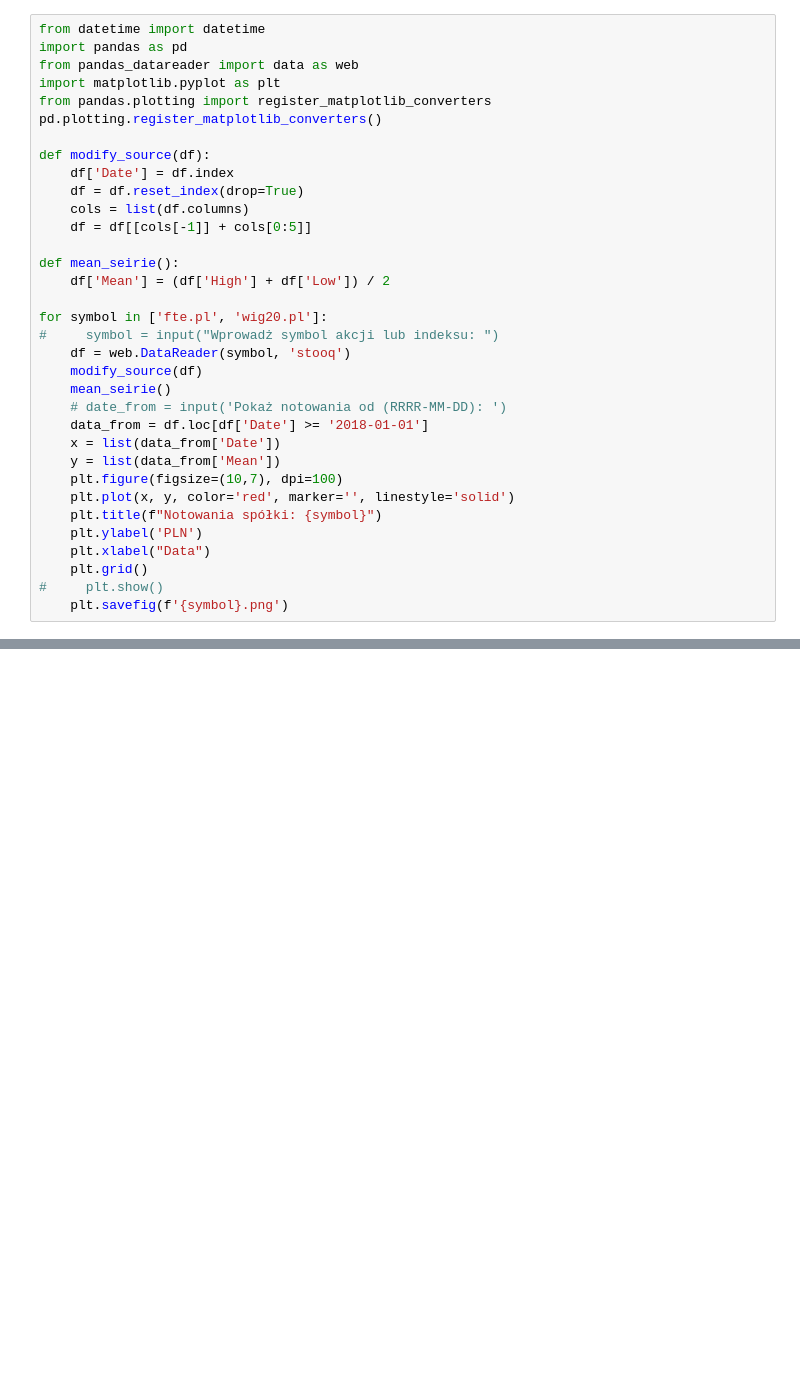
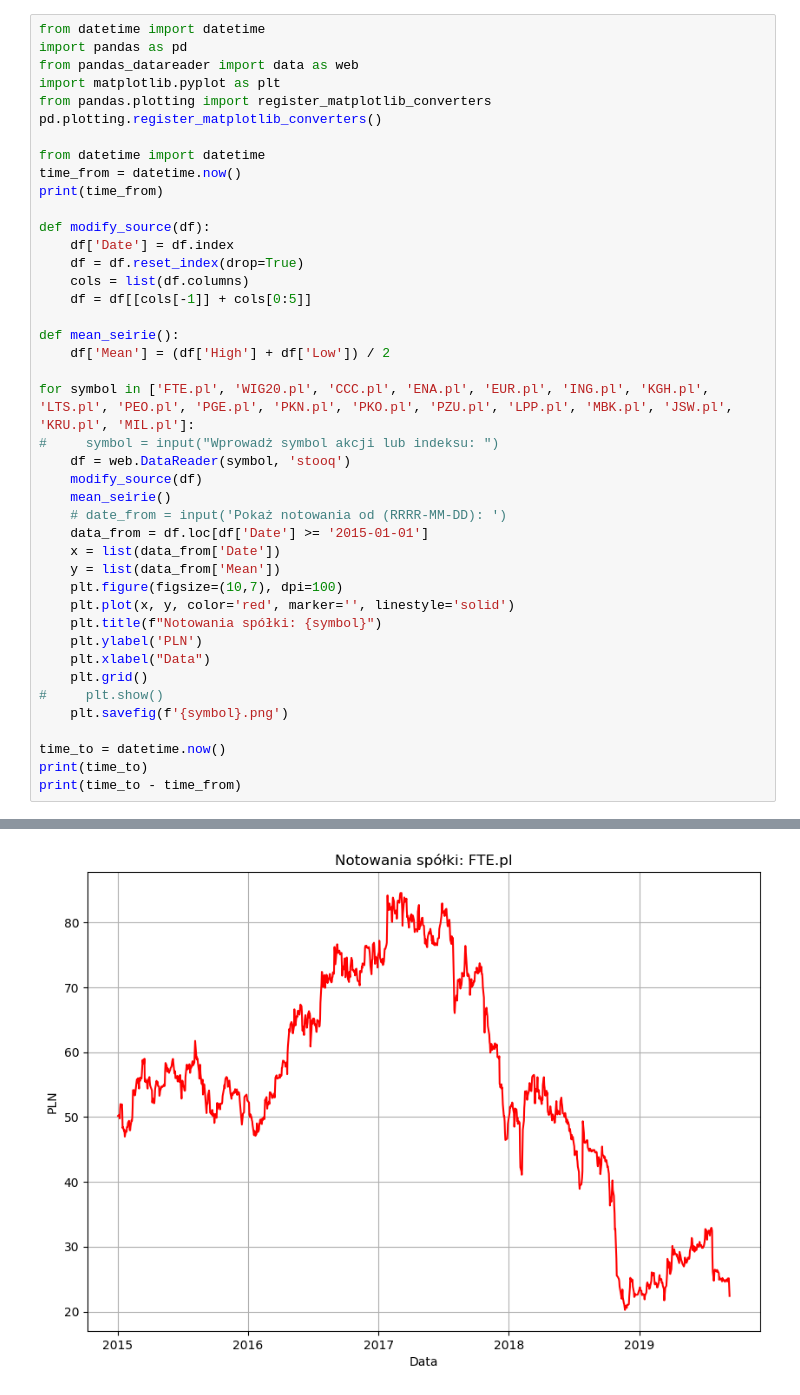
Before and after one commit to Tomasz-Ch/Stooq, a Jupyter notebook: short_stock_code.ipynb, the cells around one changed output, grey strips where cells are left out. Saved outputs shown, nothing was run; the diff lists cells and outputs as text; blank space fills up the shorter version.

```diff
--- a/short_stock_code.ipynb
+++ b/short_stock_code.ipynb
@@ -5,6 +5,10 @@ from pandas_datareader import data as web
 import matplotlib.pyplot as plt
 from pandas.plotting import register_matplotlib_converters
 pd.plotting.register_matplotlib_converters()
+
+from datetime import datetime
+time_from = datetime.now()
+print(time_from)
 
 def modify_source(df):
     df['Date'] = df.index
@@ -15,13 +19,13 @@ def modify_source(df):
 def mean_seirie():
     df['Mean'] = (df['High'] + df['Low']) / 2
 
-for symbol in ['fte.pl', 'wig20.pl']:
+for symbol in ['FTE.pl', 'WIG20.pl', 'CCC.pl', 'ENA.pl', 'EUR.pl', 'ING.pl', 'KGH.pl', 'LTS.pl', 'PEO.pl', 'PGE.pl', 'PKN.pl', 'PKO.pl', 'PZU.pl', 'LPP.pl', 'MBK.pl', 'JSW.pl', 'KRU.pl', 'MIL.pl']:
 #     symbol = input("Wprowadż symbol akcji lub indeksu: ")
     df = web.DataReader(symbol, 'stooq')
     modify_source(df)
     mean_seirie()
     # date_from = input('Pokaż notowania od (RRRR-MM-DD): ')
-    data_from = df.loc[df['Date'] >= '2018-01-01']
+    data_from = df.loc[df['Date'] >= '2015-01-01']
     x = list(data_from['Date'])
     y = list(data_from['Mean'])
     plt.figure(figsize=(10,7), dpi=100)
@@ -32,4 +36,8 @@ for symbol in ['fte.pl', 'wig20.pl']:
     plt.grid()
 #     plt.show()
     plt.savefig(f'{symbol}.png')
+
+time_to = datetime.now()
+print(time_to)
+print(time_to - time_from)
 # %% [output]
@@ -36,0 +47 @@ KeyError: 'High'
+[figure, added]
```
Also changed, not shown: parts of 2 cells of this notebook, 20 other files.
